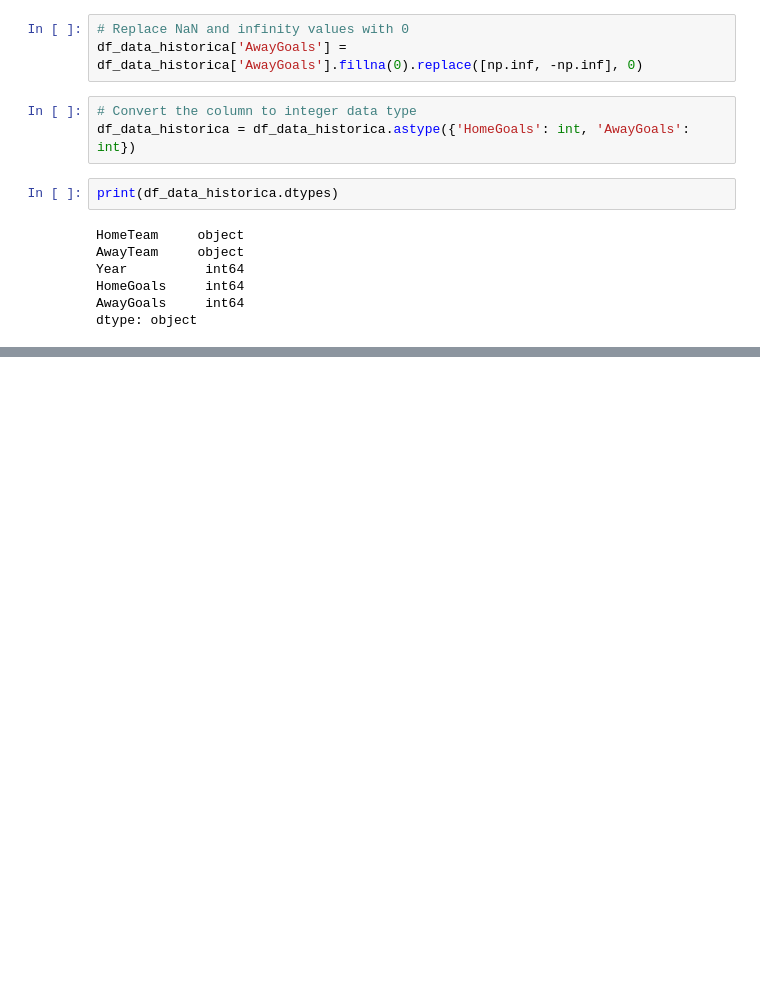
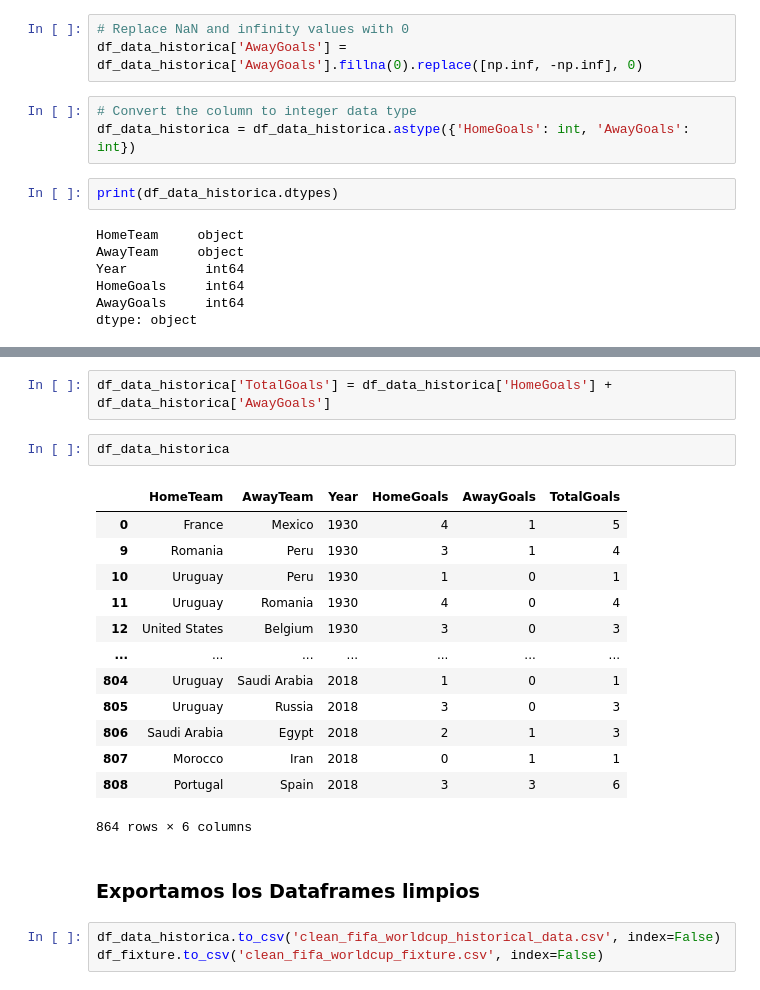
Before and after one commit to JuanjoRestrepo/Qatar-2022, a Jupyter notebook: WorldCup_Qatar2022_Predictor.ipynb, the cells around one changed output, grey strips where cells are left out. Cells and saved outputs as stored; diff of their text form; blank space fills up the shorter version.

Commit message:
Cleaned Dataframes and exported them

```diff
--- a/WorldCup_Qatar2022_Predictor.ipynb
+++ b/WorldCup_Qatar2022_Predictor.ipynb
@@ -559,0 +559,23 @@ copiaAwayGoals.set_index('AwayGoals').filter(like=' (a.e.t.)', axis=0)
+# %%
+df_data_historica['TotalGoals'] = df_data_historica['HomeGoals'] + df_data_historica['AwayGoals']
+# %%
+df_data_historica
+# %% [output]
+|  | HomeTeam | AwayTeam | Year | HomeGoals | AwayGoals | TotalGoals |
+| 0 | France | Mexico | 1930 | 4 | 1 | 5 |
+| 9 | Romania | Peru | 1930 | 3 | 1 | 4 |
+| 10 | Uruguay | Peru | 1930 | 1 | 0 | 1 |
+| 11 | Uruguay | Romania | 1930 | 4 | 0 | 4 |
+| 12 | United States | Belgium | 1930 | 3 | 0 | 3 |
+| ... | ... | ... | ... | ... | ... | ... |
+| 804 | Uruguay | Saudi Arabia | 2018 | 1 | 0 | 1 |
+| 805 | Uruguay | Russia | 2018 | 3 | 0 | 3 |
+| 806 | Saudi Arabia | Egypt | 2018 | 2 | 1 | 3 |
+| 807 | Morocco | Iran | 2018 | 0 | 1 | 1 |
+| 808 | Portugal | Spain | 2018 | 3 | 3 | 6 |
+864 rows × 6 columns
+# %% [markdown]
+### **Exportamos los Dataframes limpios**
+# %%
+df_data_historica.to_csv('clean_fifa_worldcup_historical_data.csv', index=False)
+df_fixture.to_csv('clean_fifa_worldcup_fixture.csv', index=False)
```
Also changed, not shown: parts of 4 cells of this notebook.
